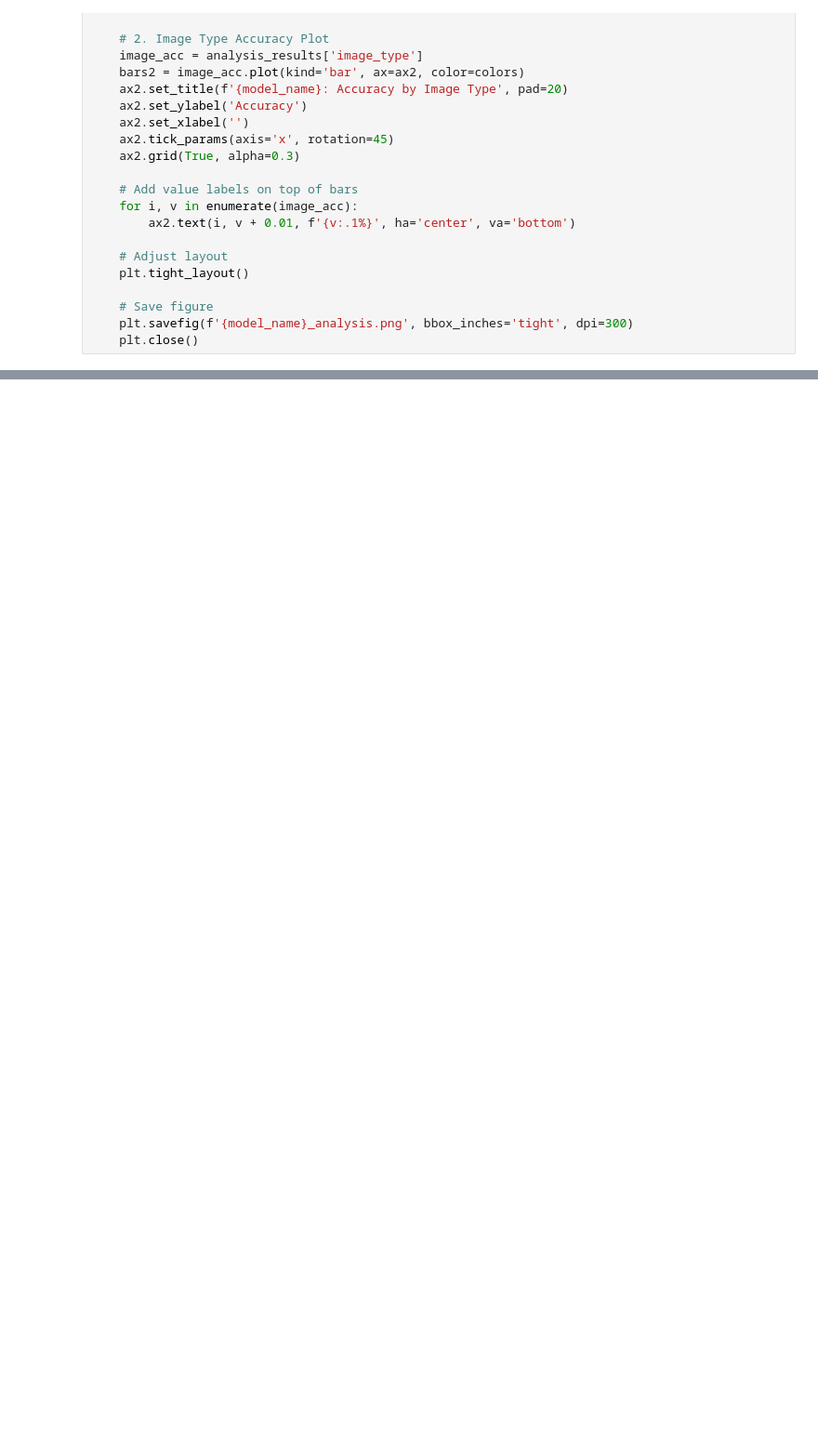
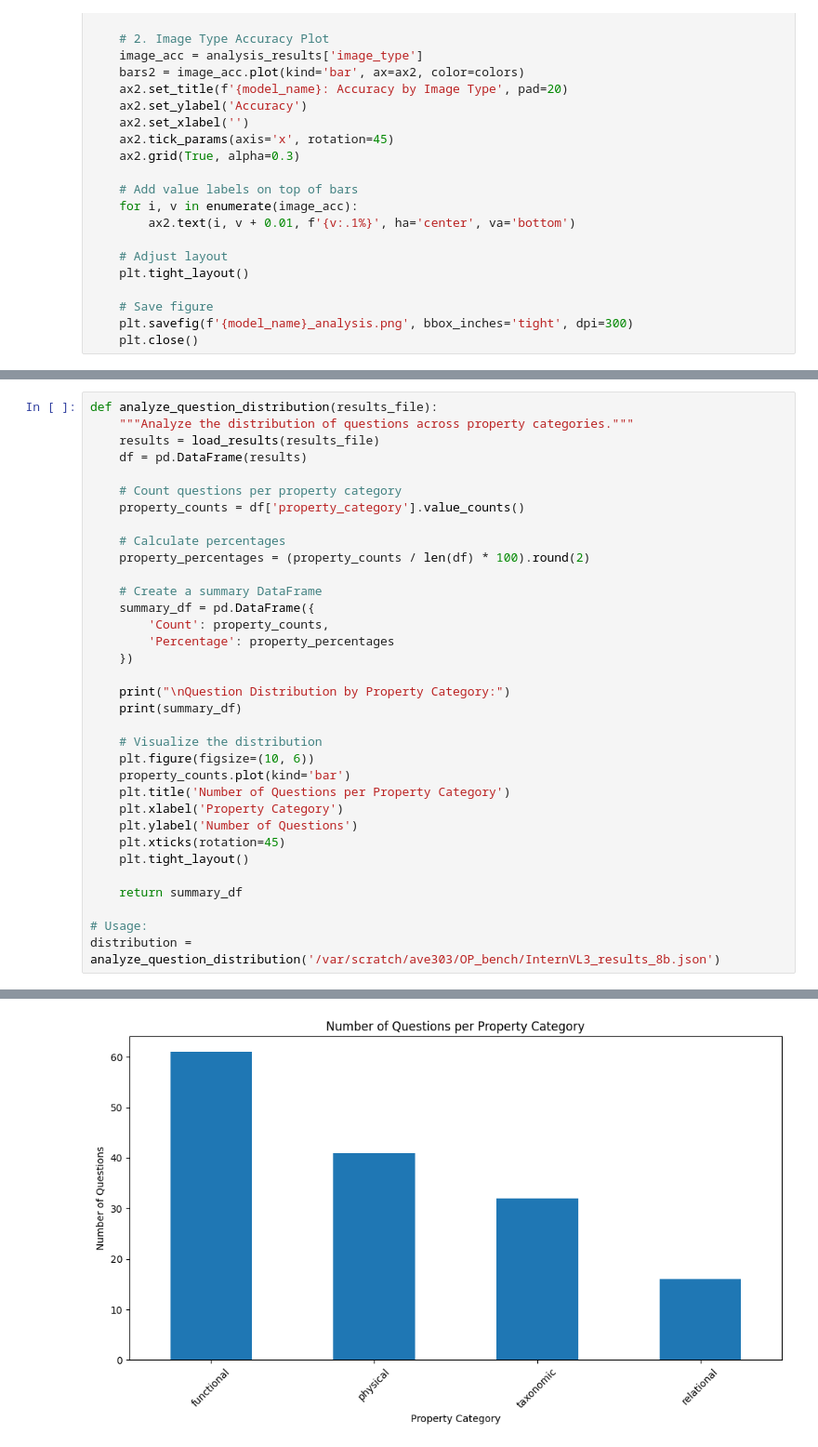
Before and after one commit to AbhishekKolari/ORBIT, a Jupyter notebook: analyse_results.ipynb, the cells around one changed output, grey strips where cells are left out. Shown at 93% size. Drawn from its saved outputs; the diff is of its cells as text; blank space fills up the shorter version.

```diff
--- a/analyse_results.ipynb
+++ b/analyse_results.ipynb
@@ -517,0 +731,35 @@ Ristretto-3B_fp16            26.67%   20.00%       13.33%
+# %%
+def analyze_question_distribution(results_file):
+    """Analyze the distribution of questions across property categories."""
+    results = load_results(results_file)
+    df = pd.DataFrame(results)
+
+    # Count questions per property category
+    property_counts = df['property_category'].value_counts()
+
+    # Calculate percentages
+    property_percentages = (property_counts / len(df) * 100).round(2)
+
+    # Create a summary DataFrame
+    summary_df = pd.DataFrame({
+        'Count': property_counts,
+        'Percentage': property_percentages
+    })
+
+    print("\nQuestion Distribution by Property Category:")
+    print(summary_df)
+
+    # Visualize the distribution
+    plt.figure(figsize=(10, 6))
+    property_counts.plot(kind='bar')
+    plt.title('Number of Questions per Property Category')
+    plt.xlabel('Property Category')
+    plt.ylabel('Number of Questions')
+    plt.xticks(rotation=45)
+    plt.tight_layout()
+
+    return summary_df
+
+# Usage:
+distribution = analyze_question_distribution('/var/scratch/ave303/OP_bench/InternVL3_results_8b.json')
+# %% [output]
@@ -517,0 +773 @@ Ristretto-3B_fp16            26.67%   20.00%       13.33%
+[figure, added]
```
Also changed, not shown: parts of 17 cells of this notebook, 44 other files.
